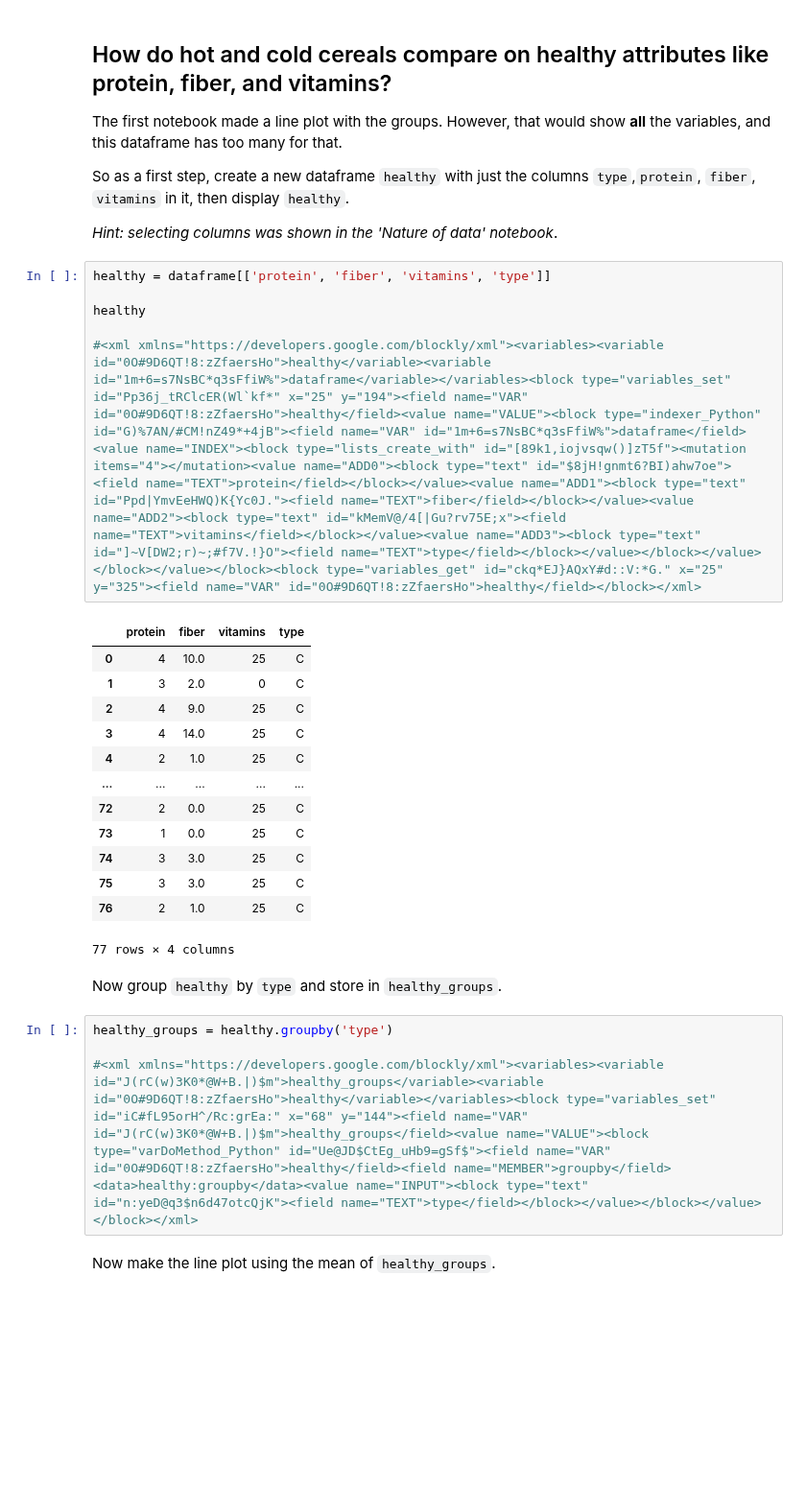
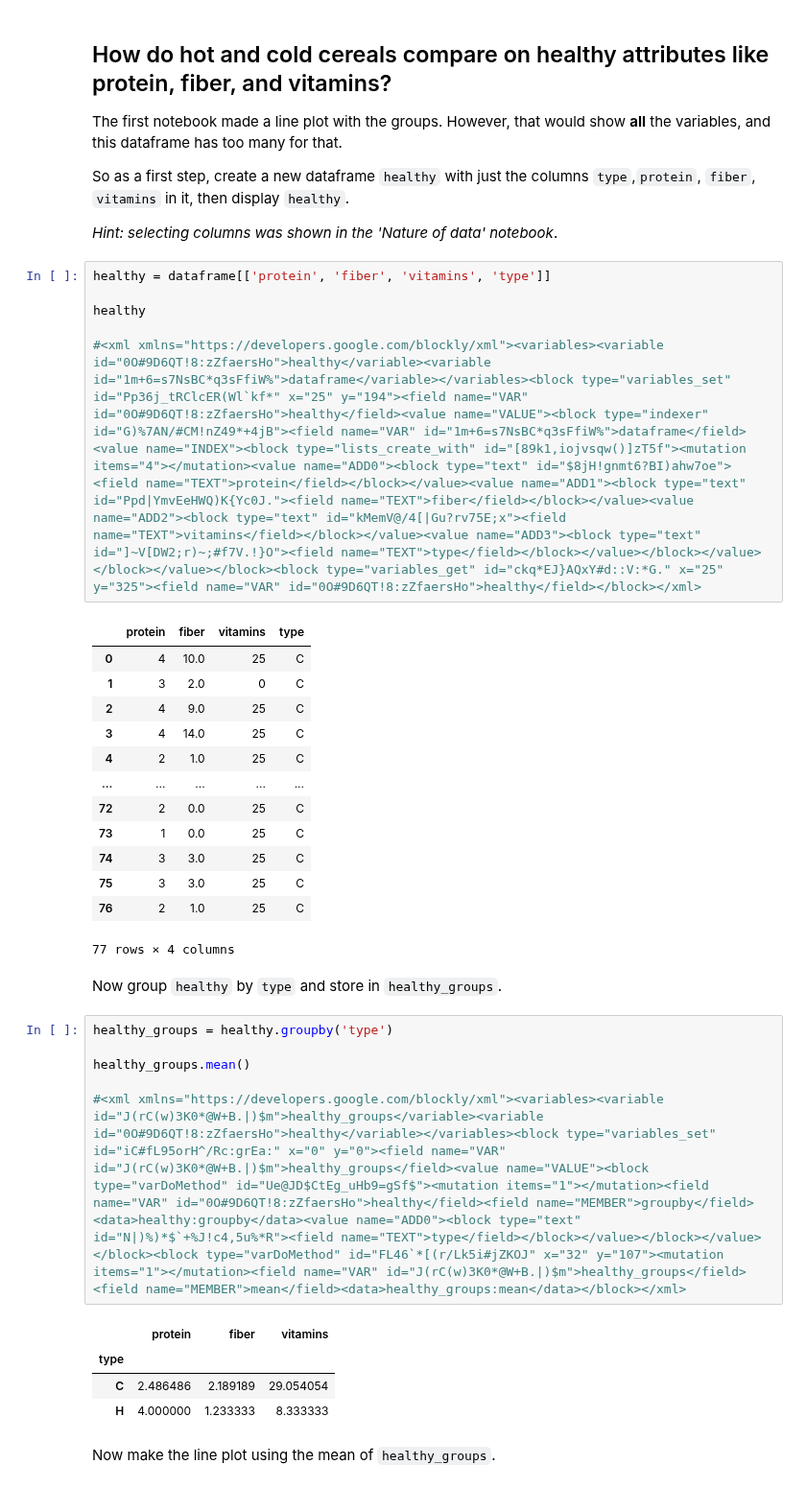
Before and after one commit to memphis-iis/datawhys-content-notebooks-python, a Jupyter notebook: Plotting-PS.ipynb, the cells around one changed output. Shown at 96% size. Cells and saved outputs as stored; diff of their text form; blank space fills up the shorter version.

```diff
--- a/Plotting-PS.ipynb
+++ b/Plotting-PS.ipynb
@@ -184,7 +195,7 @@ healthy = dataframe[['protein', 'fiber', 'vitamins', 'type']]
 
 healthy
 
-#<xml xmlns="https://developers.google.com/blockly/xml"><variables><variable id="0O#9D6QT!8:zZfaersHo">healthy</variable><variable id="1m+6=s7NsBC*q3sFfiW%">dataframe</variable></variables><block type="variables_set" id="Pp36j_tRClcER(Wl`kf*" x="25" y="194"><field name="VAR" id="0O#9D6QT!8:zZfaersHo">healthy</field><value name="VALUE"><block type="indexer_Python" id="G)%7AN/#CM!nZ49*+4jB"><field name="VAR" id="1m+6=s7NsBC*q3sFfiW%">dataframe</field><value name="INDEX"><block type="lists_create_with" id="[89k1,iojvsqw()]zT5f"><mutation items="4"></mutation><value name="ADD0"><block type="text" id="$8jH!gnmt6?BI)ahw7oe"><field name="TEXT">protein</field></block></value><value name="ADD1"><block type="text" id="Ppd|YmvEeHWQ)K{Yc0J."><field name="TEXT">fiber</field></block></value><value name="ADD2"><block type="text" id="kMemV@/4[|Gu?rv75E;x"><field name="TEXT">vitamins</field></block></value><value name="ADD3"><block type="text" id="]~V[DW2;r)~;#f7V.!}O"><field name="TEXT">type</field></block></value></block></value></block></value></block><block type="variables_get" id="ckq*EJ}AQxY#d::V:*G." x="25" y="325"><field name="VAR" id="0O#9D6QT!8:zZfaersHo">healthy</field></block></xml>
+#<xml xmlns="https://developers.google.com/blockly/xml"><variables><variable id="0O#9D6QT!8:zZfaersHo">healthy</variable><variable id="1m+6=s7NsBC*q3sFfiW%">dataframe</variable></variables><block type="variables_set" id="Pp36j_tRClcER(Wl`kf*" x="25" y="194"><field name="VAR" id="0O#9D6QT!8:zZfaersHo">healthy</field><value name="VALUE"><block type="indexer" id="G)%7AN/#CM!nZ49*+4jB"><field name="VAR" id="1m+6=s7NsBC*q3sFfiW%">dataframe</field><value name="INDEX"><block type="lists_create_with" id="[89k1,iojvsqw()]zT5f"><mutation items="4"></mutation><value name="ADD0"><block type="text" id="$8jH!gnmt6?BI)ahw7oe"><field name="TEXT">protein</field></block></value><value name="ADD1"><block type="text" id="Ppd|YmvEeHWQ)K{Yc0J."><field name="TEXT">fiber</field></block></value><value name="ADD2"><block type="text" id="kMemV@/4[|Gu?rv75E;x"><field name="TEXT">vitamins</field></block></value><value name="ADD3"><block type="text" id="]~V[DW2;r)~;#f7V.!}O"><field name="TEXT">type</field></block></value></block></value></block></value></block><block type="variables_get" id="ckq*EJ}AQxY#d::V:*G." x="25" y="325"><field name="VAR" id="0O#9D6QT!8:zZfaersHo">healthy</field></block></xml>
 # %% [output]
 |  | protein | fiber | vitamins | type |
 | 0 | 4 | 10.0 | 25 | C |
@@ -204,7 +215,14 @@ Now group `healthy` by `type` and store in `healthy_groups`.
 # %%
 healthy_groups = healthy.groupby('type')
 
-#<xml xmlns="https://developers.google.com/blockly/xml"><variables><variable id="J(rC(w)3K0*@W+B.|)$m">healthy_groups</variable><variable id="0O#9D6QT!8:zZfaersHo">healthy</variable></variables><block type="variables_set" id="iC#fL95orH^/Rc:grEa:" x="68" y="144"><field name="VAR" id="J(rC(w)3K0*@W+B.|)$m">healthy_groups</field><value name="VALUE"><block type="varDoMethod_Python" id="Ue@JD$CtEg_uHb9=gSf$"><field name="VAR" id="0O#9D6QT!8:zZfaersHo">healthy</field><field name="MEMBER">groupby</field><data>healthy:groupby</data><value name="INPUT"><block type="text" id="n:yeD@q3$n6d47otcQjK"><field name="TEXT">type</field></block></value></block></value></block></xml>
+healthy_groups.mean()
+
+#<xml xmlns="https://developers.google.com/blockly/xml"><variables><variable id="J(rC(w)3K0*@W+B.|)$m">healthy_groups</variable><variable id="0O#9D6QT!8:zZfaersHo">healthy</variable></variables><block type="variables_set" id="iC#fL95orH^/Rc:grEa:" x="0" y="0"><field name="VAR" id="J(rC(w)3K0*@W+B.|)$m">healthy_groups</field><value name="VALUE"><block type="varDoMethod" id="Ue@JD$CtEg_uHb9=gSf$"><mutation items="1"></mutation><field name="VAR" id="0O#9D6QT!8:zZfaersHo">healthy</field><field name="MEMBER">groupby</field><data>healthy:groupby</data><value name="ADD0"><block type="text" id="N|)%)*$`+%J!c4,5u%*R"><field name="TEXT">type</field></block></value></block></value></block><block type="varDoMethod" id="FL46`*[(r/Lk5i#jZKOJ" x="32" y="107"><mutation items="1"></mutation><field name="VAR" id="J(rC(w)3K0*@W+B.|)$m">healthy_groups</field><field name="MEMBER">mean</field><data>healthy_groups:mean</data></block></xml>
+# %% [output]
+|  | protein | fiber | vitamins |
+| type |  |  |  |
+| C | 2.486486 | 2.189189 | 29.054054 |
+| H | 4.000000 | 1.233333 | 8.333333 |
 # %% [markdown]
 Now make the line plot using the mean of `healthy_groups`.
 # %%
```
Also changed, not shown: parts of 7 cells of this notebook, 22 other files.
